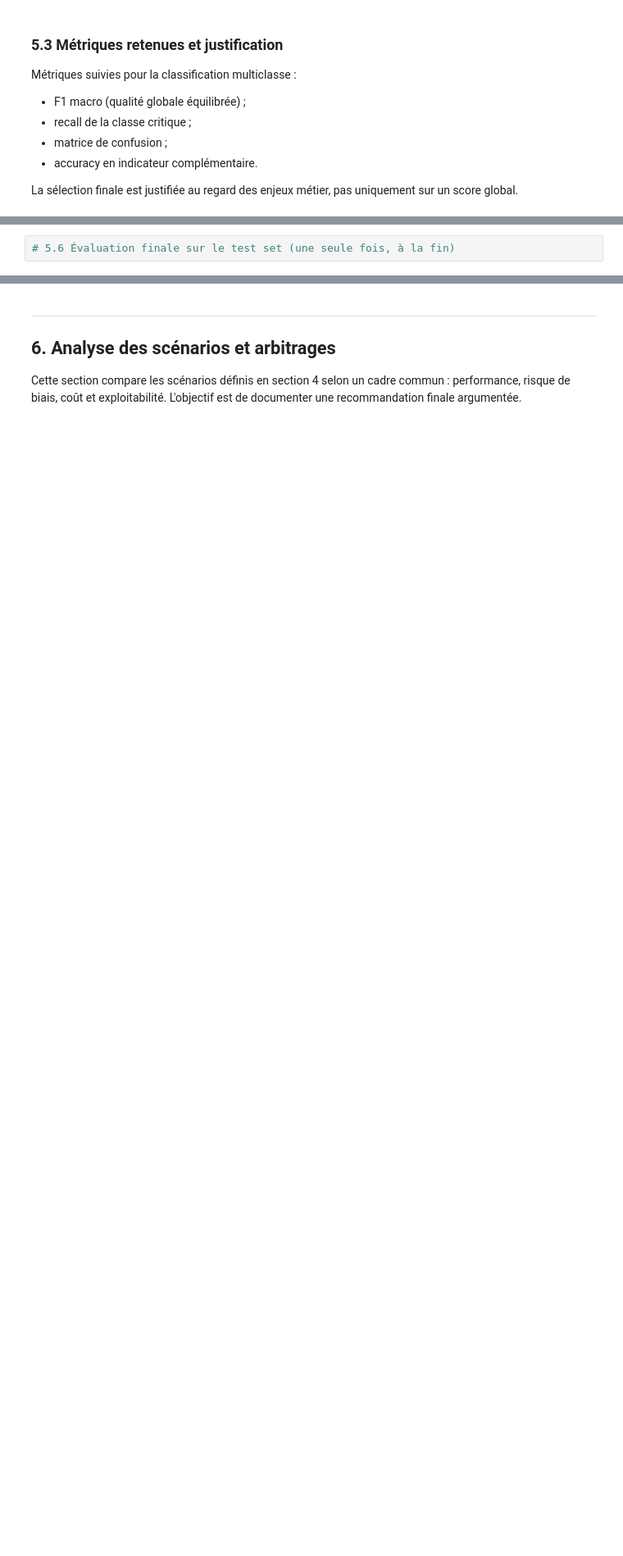
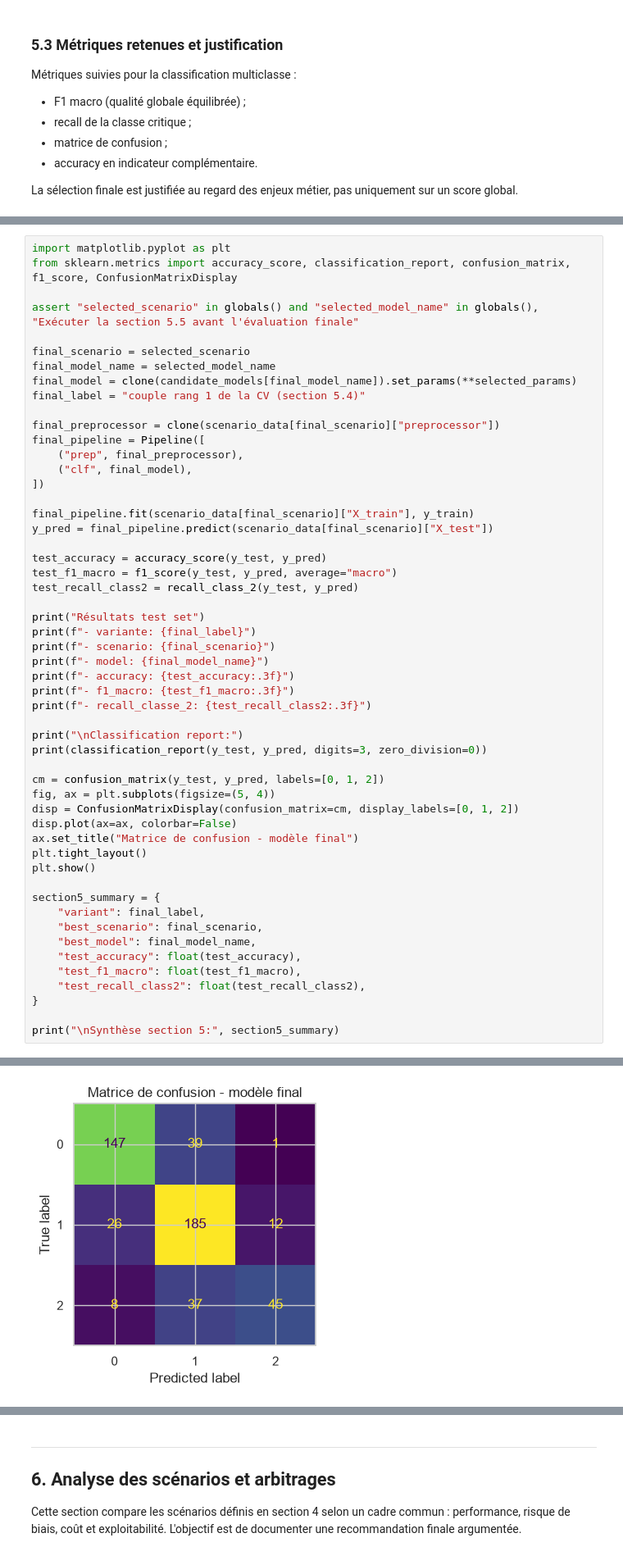
Before and after one commit to userZku/multimodal-classification, a Jupyter notebook: notebooks/multimodal-classification.ipynb, the cells around one changed output, grey strips where cells are left out. Shown at 82% size. Saved outputs shown, nothing was run; the diff lists cells and outputs as text; blank space fills up the shorter version.

Commit message:
docs(repo): update notebook sections and project logs

```diff
--- a/notebooks/multimodal-classification.ipynb
+++ b/notebooks/multimodal-classification.ipynb
@@ -1022,2 +1314,54 @@ La section peut rester simple (quelques configurations testées) ou être étend
 # %%
-# 5.6 Évaluation finale sur le test set (une seule fois, à la fin)
+import matplotlib.pyplot as plt
+from sklearn.metrics import accuracy_score, classification_report, confusion_matrix, f1_score, ConfusionMatrixDisplay
+
+assert "selected_scenario" in globals() and "selected_model_name" in globals(), "Exécuter la section 5.5 avant l'évaluation finale"
+
+final_scenario = selected_scenario
+final_model_name = selected_model_name
+final_model = clone(candidate_models[final_model_name]).set_params(**selected_params)
+final_label = "couple rang 1 de la CV (section 5.4)"
+
+final_preprocessor = clone(scenario_data[final_scenario]["preprocessor"])
+final_pipeline = Pipeline([
+    ("prep", final_preprocessor),
+    ("clf", final_model),
+])
+
+final_pipeline.fit(scenario_data[final_scenario]["X_train"], y_train)
+y_pred = final_pipeline.predict(scenario_data[final_scenario]["X_test"])
+
+test_accuracy = accuracy_score(y_test, y_pred)
+test_f1_macro = f1_score(y_test, y_pred, average="macro")
+test_recall_class2 = recall_class_2(y_test, y_pred)
+
+print("Résultats test set")
+print(f"- variante: {final_label}")
+print(f"- scenario: {final_scenario}")
+print(f"- model: {final_model_name}")
+print(f"- accuracy: {test_accuracy:.3f}")
+print(f"- f1_macro: {test_f1_macro:.3f}")
+print(f"- recall_classe_2: {test_recall_class2:.3f}")
+
+print("\nClassification report:")
+print(classification_report(y_test, y_pred, digits=3, zero_division=0))
+
+cm = confusion_matrix(y_test, y_pred, labels=[0, 1, 2])
+fig, ax = plt.subplots(figsize=(5, 4))
+disp = ConfusionMatrixDisplay(confusion_matrix=cm, display_labels=[0, 1, 2])
+disp.plot(ax=ax, colorbar=False)
+ax.set_title("Matrice de confusion - modèle final")
+plt.tight_layout()
+plt.show()
+
+section5_summary = {
+    "variant": final_label,
+    "best_scenario": final_scenario,
+    "best_model": final_model_name,
+    "test_accuracy": float(test_accuracy),
+    "test_f1_macro": float(test_f1_macro),
+    "test_recall_class2": float(test_recall_class2),
+}
+
+print("\nSynthèse section 5:", section5_summary)
+# %% [output]
@@ -1023,0 +1386 @@ La section peut rester simple (quelques configurations testées) ou être étend
+[figure, added]
```
Also changed, not shown: parts of 13 cells of this notebook, 2 other files.
